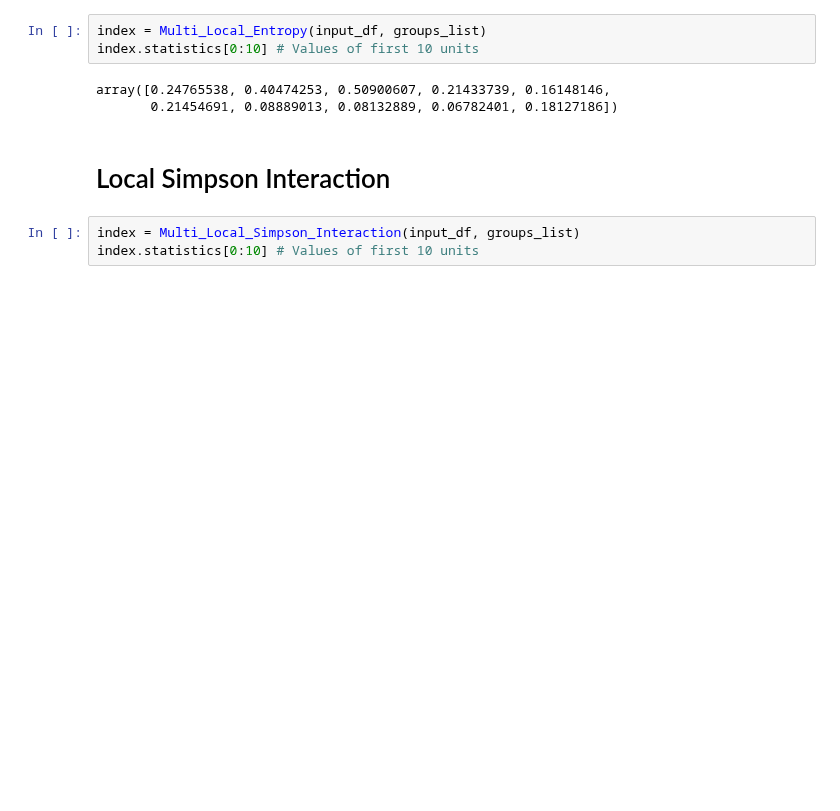
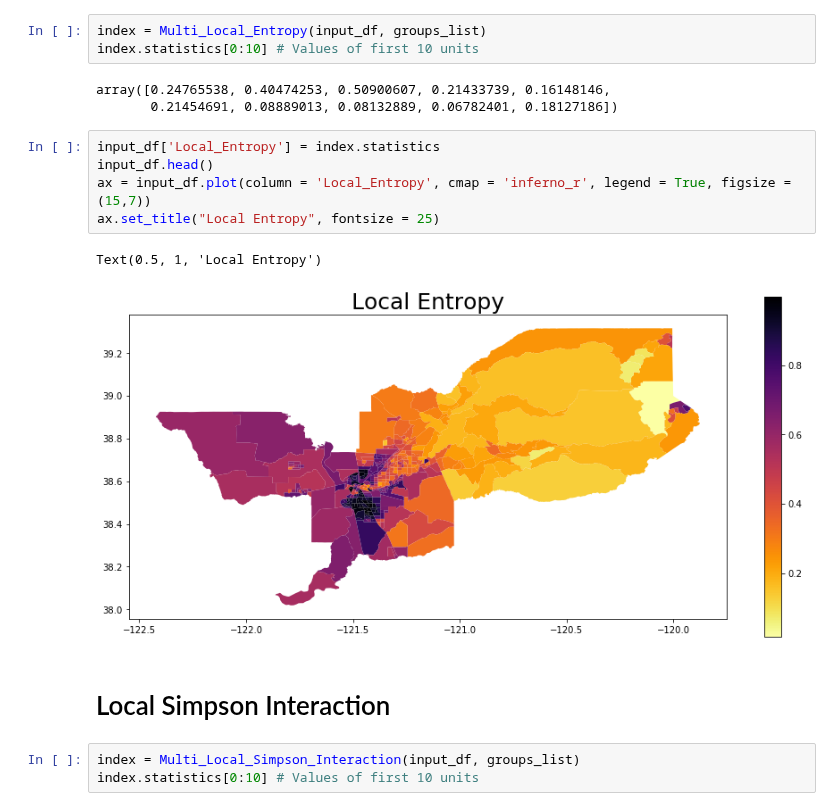
Before and after one commit to pysal/segregation, a Jupyter notebook: notebooks/local_measures_example.ipynb, the cells around one changed output. Cells and saved outputs as stored; diff of their text form; blank space fills up the shorter version.

```diff
--- a/notebooks/local_measures_example.ipynb
+++ b/notebooks/local_measures_example.ipynb
@@ -108,6 +158,14 @@ index.statistics[0:10] # Values of first 10 units
 # %% [output]
 array([0.24765538, 0.40474253, 0.50900607, 0.21433739, 0.16148146,
        0.21454691, 0.08889013, 0.08132889, 0.06782401, 0.18127186])
+# %%
+input_df['Local_Entropy'] = index.statistics
+input_df.head()
+ax = input_df.plot(column = 'Local_Entropy', cmap = 'inferno_r', legend = True, figsize = (15,7))
+ax.set_title("Local Entropy", fontsize = 25)
+# %% [output]
+Text(0.5, 1, 'Local Entropy')
+[figure, added]
 # %% [markdown]
 # Local Simpson Interaction
 # %%
```
Also changed, not shown: parts of 7 cells of this notebook.
